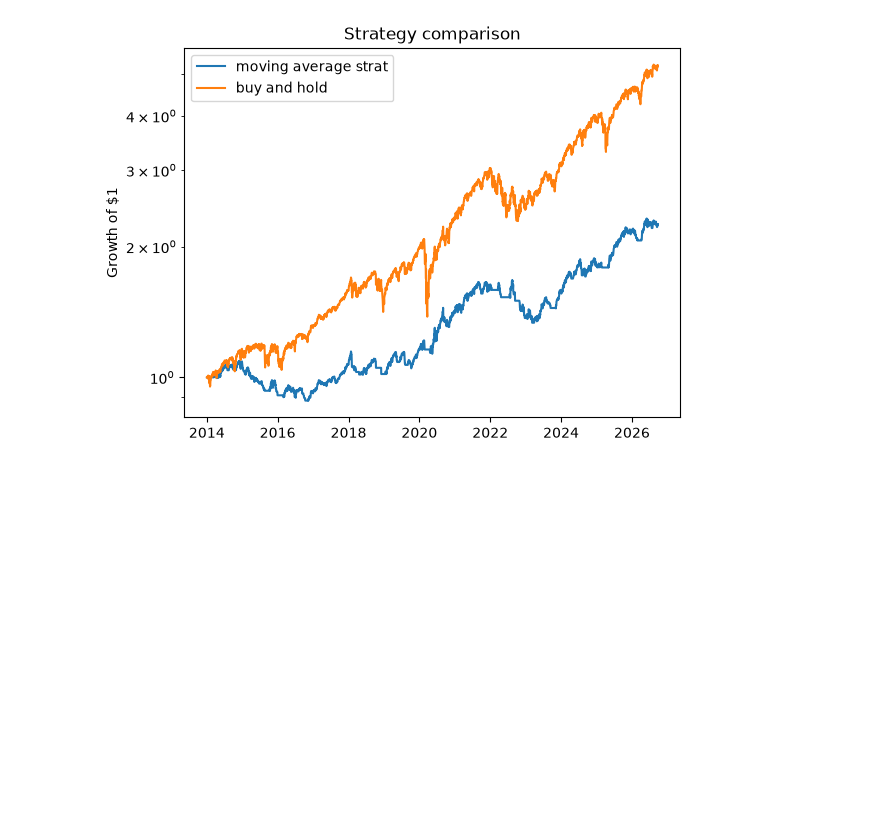
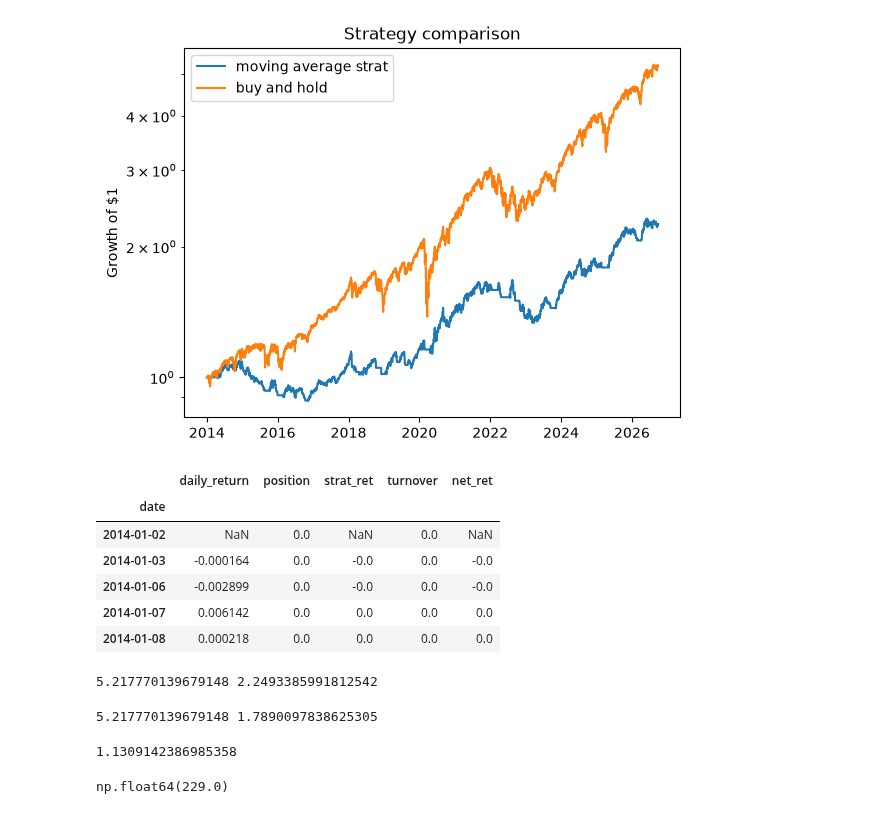
Before and after one commit to Alenchikk1/backtester, a Jupyter notebook: notebooks/02_first_backtest.ipynb, the cells around one changed output. Cells and saved outputs as stored; diff of their text form; code cells hidden in the pictures; blank space fills up the shorter version.

Commit message:
Add transaction costs and turnover to engine

```diff
--- a/notebooks/02_first_backtest.ipynb
+++ b/notebooks/02_first_backtest.ipynb
@@ -124,3 +124,38 @@ plt.yscale("log")
 plt.show()
 # %% [output]
 [figure]
+# %%
+bt = run_backtest(spy["adj_close"], spy_signal)
+# %%
+bt.head()
+# %% [output]
+|  | daily_return | position | strat_ret | turnover | net_ret |
+| date |  |  |  |  |  |
+| 2014-01-02 | NaN | 0.0 | NaN | 0.0 | NaN |
+| 2014-01-03 | -0.000164 | 0.0 | -0.0 | 0.0 | -0.0 |
+| 2014-01-06 | -0.002899 | 0.0 | -0.0 | 0.0 | -0.0 |
+| 2014-01-07 | 0.006142 | 0.0 | 0.0 | 0.0 | 0.0 |
+| 2014-01-08 | 0.000218 | 0.0 | 0.0 | 0.0 | 0.0 |
+# %%
+bh_equity = (1 + bt["daily_return"].fillna(0)).cumprod()
+strat_equity = (1 + bt["strat_ret"].fillna(0)).cumprod()
+print(bh_equity.iloc[-1], strat_equity.iloc[-1])
+# %% [output]
+5.217770139679148 2.2493385991812542
+# %%
+bt_10 = run_backtest(spy["adj_close"], spy_signal, cost_bps=10)
+bh_equity_10 = (1 + bt_10["daily_return"].fillna(0)).cumprod()
+strat_equity_10 = (1 + bt_10["net_ret"].fillna(0)).cumprod()
+print(bh_equity_10.iloc[-1], strat_equity_10.iloc[-1])
+# %% [output]
+5.217770139679148 1.7890097838625305
+# %%
+bt_30 = run_backtest(spy["adj_close"], spy_signal, cost_bps=30)
+strat_equity_30 = (1 + bt_30["net_ret"].fillna(0)).cumprod()
+print(strat_equity_30.iloc[-1])
+# %% [output]
+1.1309142386985358
+# %%
+bt_10["turnover"].sum()
+# %% [output]
+np.float64(229.0)
```
Also changed, not shown: parts of 1 cell of this notebook, 1 other file.
